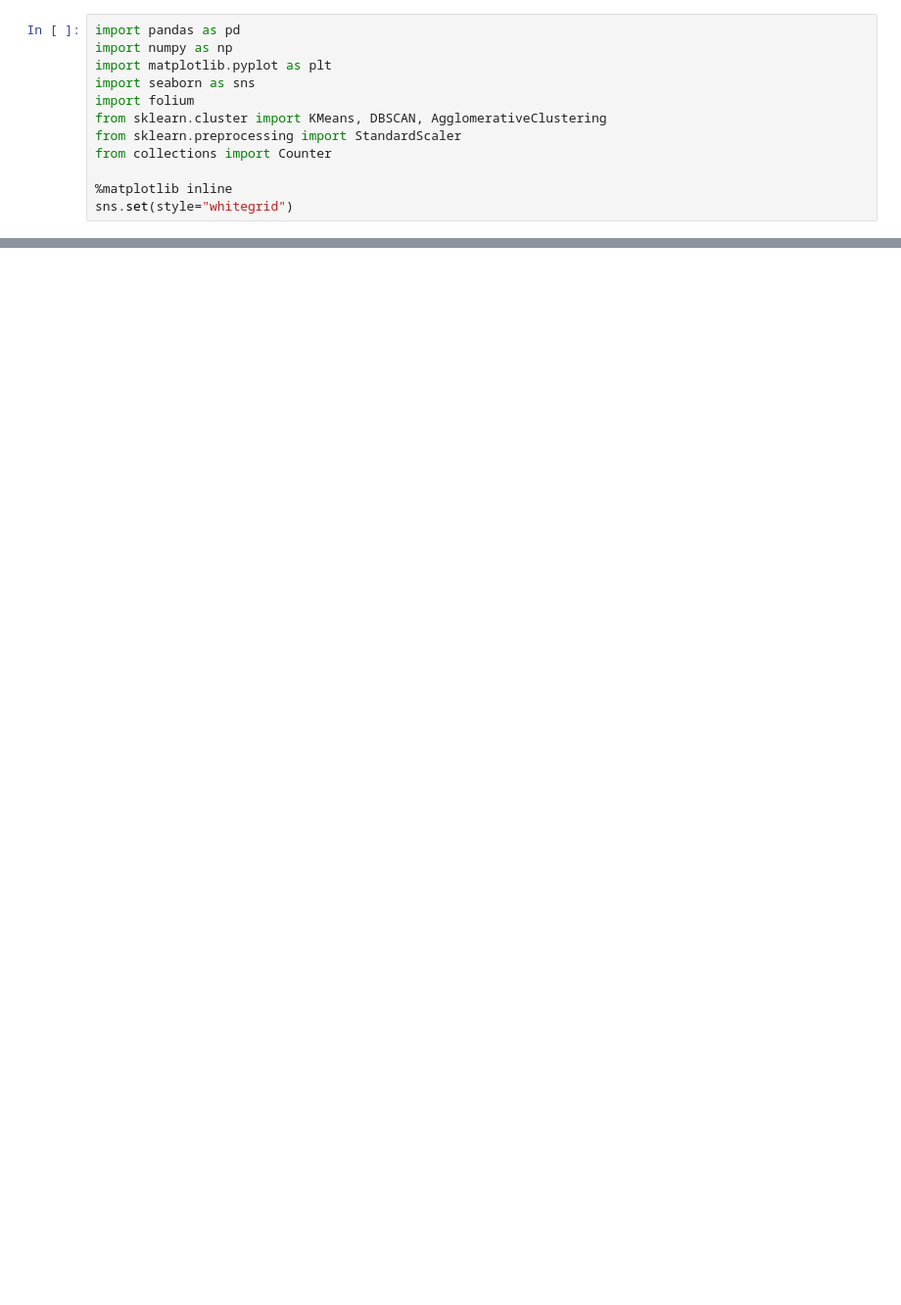
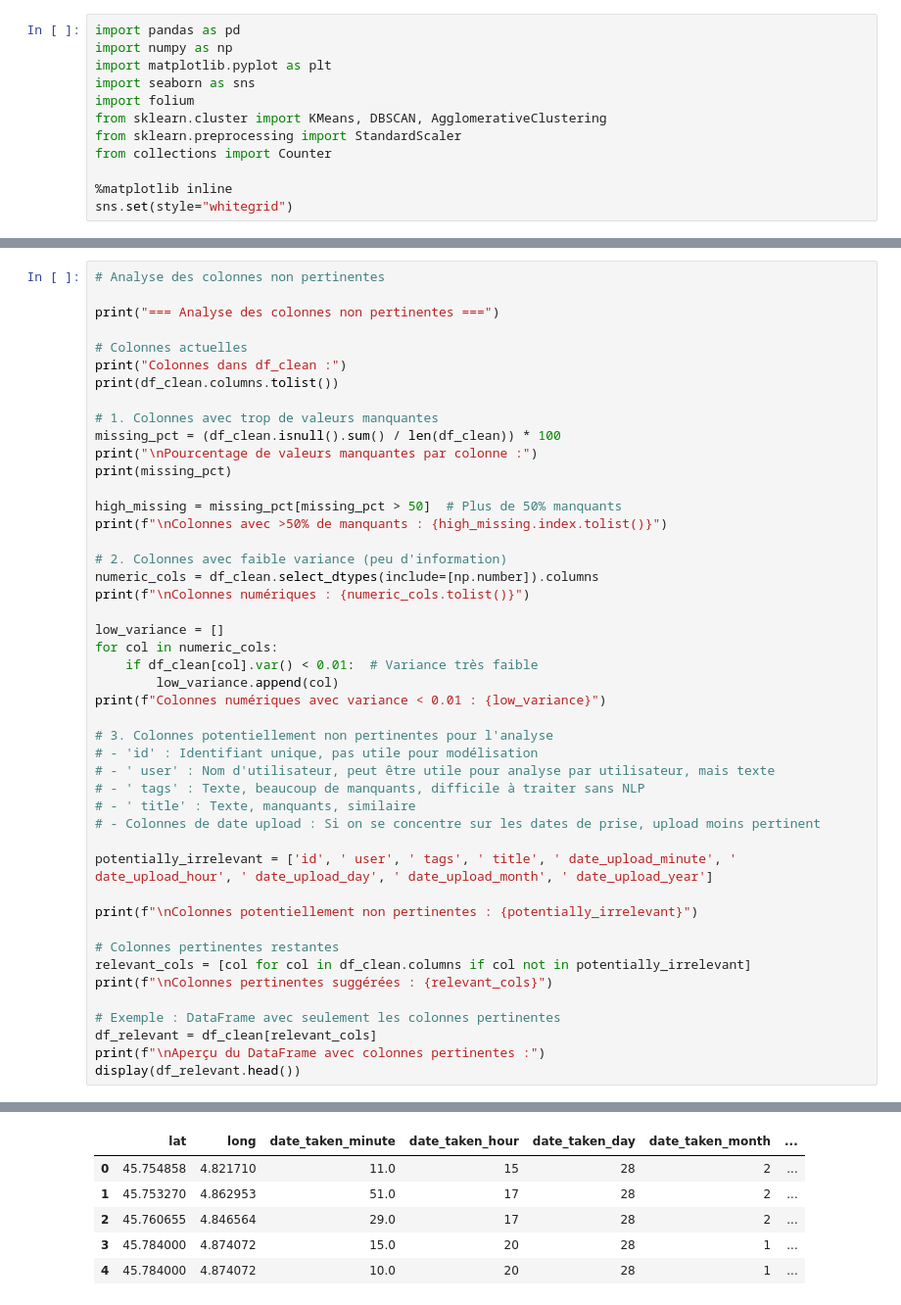
Before and after one commit to nathanvanneste/GrandLyon-DataMiningProject, a Jupyter notebook: Projet.ipynb, the cells around one changed output, grey strips where cells are left out. Shown at 98% size. Drawn from its saved outputs; the diff is of its cells as text; blank space fills up the shorter version.

```diff
--- a/Projet.ipynb
+++ b/Projet.ipynb
@@ -63,0 +318,47 @@ display(df.isnull().sum())
+# %%
+# Analyse des colonnes non pertinentes
+
+print("=== Analyse des colonnes non pertinentes ===")
+
+# Colonnes actuelles
+print("Colonnes dans df_clean :")
+print(df_clean.columns.tolist())
+
+# 1. Colonnes avec trop de valeurs manquantes
+missing_pct = (df_clean.isnull().sum() / len(df_clean)) * 100
+print("\nPourcentage de valeurs manquantes par colonne :")
+print(missing_pct)
+
+high_missing = missing_pct[missing_pct > 50]  # Plus de 50% manquants
+print(f"\nColonnes avec >50% de manquants : {high_missing.index.tolist()}")
+
+# 2. Colonnes avec faible variance (peu d'information)
+numeric_cols = df_clean.select_dtypes(include=[np.number]).columns
+print(f"\nColonnes numériques : {numeric_cols.tolist()}")
+
+low_variance = []
+for col in numeric_cols:
+    if df_clean[col].var() < 0.01:  # Variance très faible
+        low_variance.append(col)
+print(f"Colonnes numériques avec variance < 0.01 : {low_variance}")
+
+# 3. Colonnes potentiellement non pertinentes pour l'analyse
+# - 'id' : Identifiant unique, pas utile pour modélisation
+# - ' user' : Nom d'utilisateur, peut être utile pour analyse par utilisateur, mais texte
+# - ' tags' : Texte, beaucoup de manquants, difficile à traiter sans NLP
+# - ' title' : Texte, manquants, similaire
+# - Colonnes de date upload : Si on se concentre sur les dates de prise, upload moins pertinent
+
+potentially_irrelevant = ['id', ' user', ' tags', ' title', ' date_upload_minute', ' date_upload_hour', ' date_upload_day', ' date_upload_month', ' date_upload_year']
+
+print(f"\nColonnes potentiellement non pertinentes : {potentially_irrelevant}")
+
+# Colonnes pertinentes restantes
+relevant_cols = [col for col in df_clean.columns if col not in potentially_irrelevant]
+print(f"\nColonnes pertinentes suggérées : {relevant_cols}")
+
+# Exemple : DataFrame avec seulement les colonnes pertinentes
+df_relevant = df_clean[relevant_cols]
+print(f"\nAperçu du DataFrame avec colonnes pertinentes :")
+display(df_relevant.head())
+# %% [output]
@@ -63,0 +382,6 @@ display(df.isnull().sum())
+|  | lat | long | date_taken_minute | date_taken_hour | date_taken_day | date_taken_month | ... |
+| 0 | 45.754858 | 4.821710 | 11.0 | 15 | 28 | 2 | ... |
+| 1 | 45.753270 | 4.862953 | 51.0 | 17 | 28 | 2 | ... |
+| 2 | 45.760655 | 4.846564 | 29.0 | 17 | 28 | 2 | ... |
+| 3 | 45.784000 | 4.874072 | 15.0 | 20 | 28 | 1 | ... |
+| 4 | 45.784000 | 4.874072 | 10.0 | 20 | 28 | 1 | ... |
```
Also changed, not shown: parts of 11 cells of this notebook.
